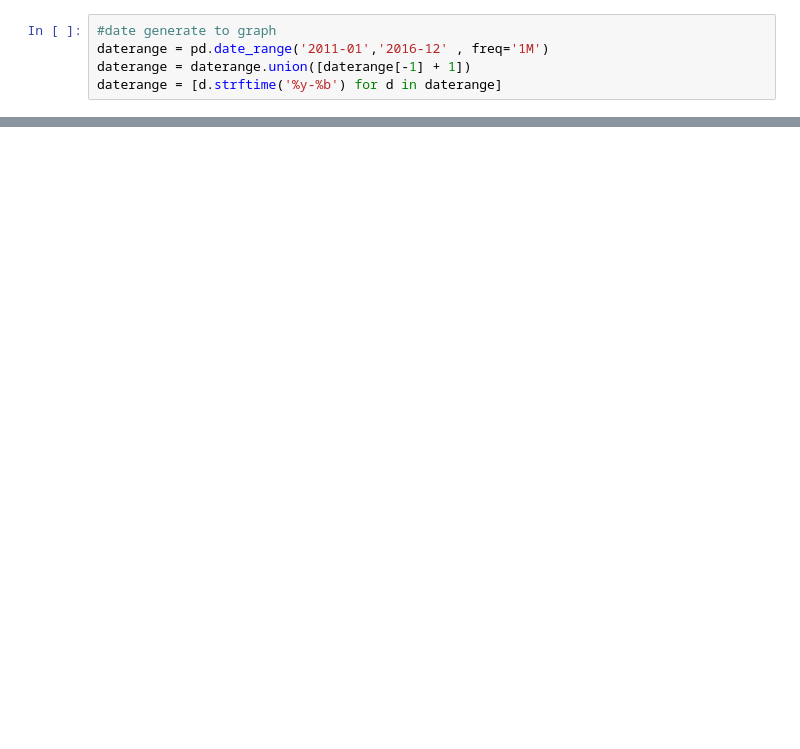
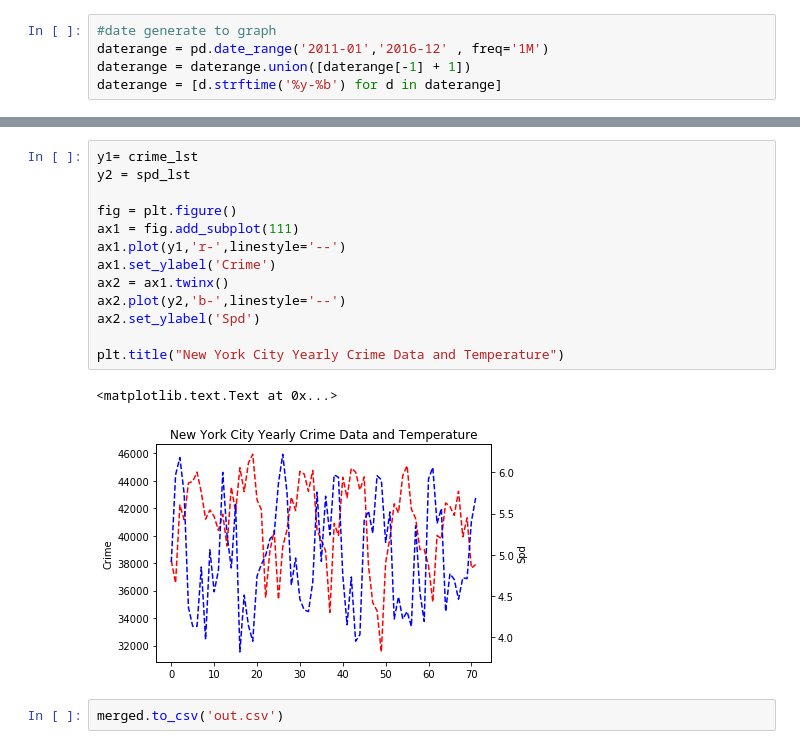
Before and after one commit to PyayAungSan/BigData_Project, a Jupyter notebook: DataAnalysis/Crime Vs Weather.ipynb, the cells around one changed output, grey strips where cells are left out. Saved outputs shown, nothing was run; the diff lists cells and outputs as text; blank space fills up the shorter version.

```diff
--- a/DataAnalysis/Crime Vs Weather.ipynb
+++ b/DataAnalysis/Crime Vs Weather.ipynb
@@ -34,0 +66,18 @@ plt.title("New York City Yearly Crime Data and Temperature")
+# %%
+y1= crime_lst
+y2 = spd_lst
+
+fig = plt.figure()
+ax1 = fig.add_subplot(111)
+ax1.plot(y1,'r-',linestyle='--')
+ax1.set_ylabel('Crime')
+ax2 = ax1.twinx()
+ax2.plot(y2,'b-',linestyle='--')
+ax2.set_ylabel('Spd')
+
+plt.title("New York City Yearly Crime Data and Temperature")
+# %% [output]
+<matplotlib.text.Text at 0x...>
+[figure, added]
+# %%
+merged.to_csv('out.csv')
```
Also changed, not shown: parts of 5 cells of this notebook.
